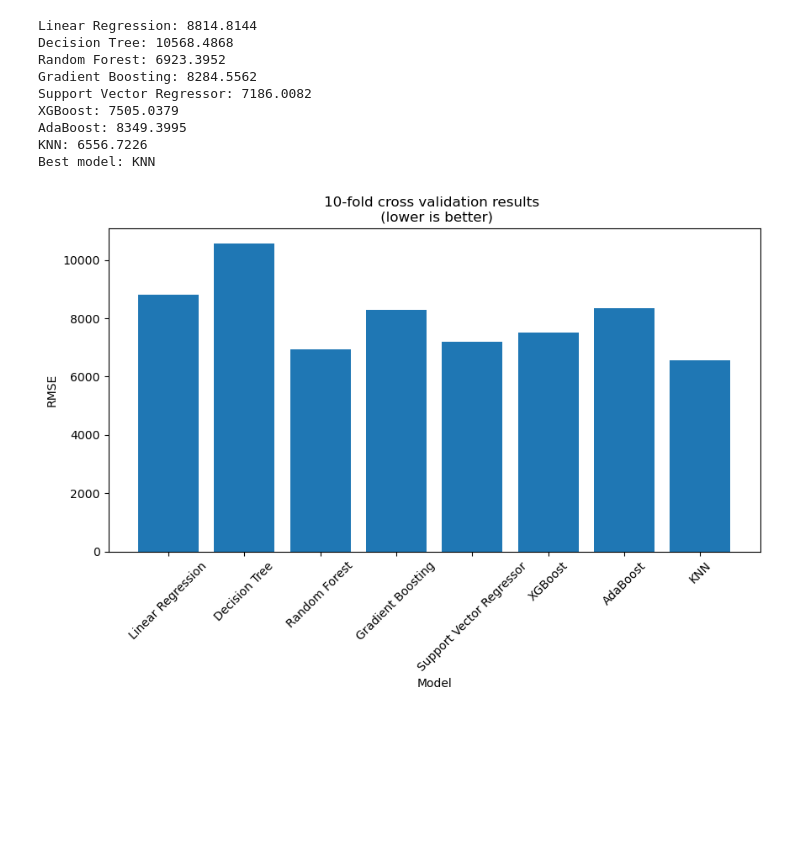
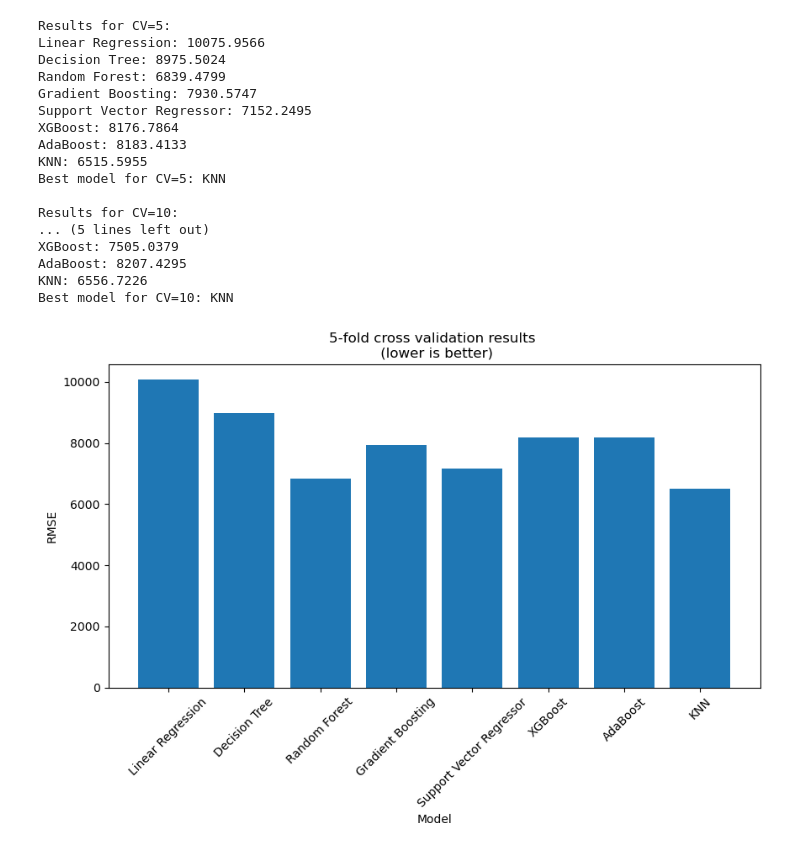
Before and after one commit to khalidhasananik/CSE445-Project, a Jupyter notebook: DenguePrediction(jul-nov)/RegressionModels/crossvalidation.ipynb, the cells around one changed output. Drawn from its saved outputs; the diff is of its cells as text; code cells hidden in the pictures; blank space fills up the shorter version.

```diff
--- a/DenguePrediction(jul-nov)/RegressionModels/crossvalidation.ipynb
+++ b/DenguePrediction(jul-nov)/RegressionModels/crossvalidation.ipynb
@@ -59,52 +59,82 @@ target = data['Target_July_to_November']
 # Splitting the dataset into the Training set and Test set
 from sklearn.model_selection import train_test_split
 X_train, X_test, y_train, y_test = train_test_split(features, target, test_size = 0.2, random_state = 0)
 
 # Cross validation (10-fold) to evaluate the model
 models = {
     'Linear Regression': LinearRegression(),
     'Decision Tree': DecisionTreeRegressor(),
     'Random Forest': RandomForestRegressor(),
     'Gradient Boosting': GradientBoostingRegressor(),
     'Support Vector Regressor': SVR(),
     'XGBoost': XGBRegressor(),
     'AdaBoost': AdaBoostRegressor(),
     'KNN': KNeighborsRegressor(),
 }
 
-results = {}
+results_cv5 = {}
+results_cv10 = {}
+
+# Cross validation (5-fold and 10-fold) to evaluate the model
 for name, model in models.items():
-    scores = cross_val_score(model, X_train, y_train, cv=10, scoring='neg_mean_squared_error')
-    results[name] = np.sqrt(-scores.mean())
+    scores_cv5 = cross_val_score(model, X_train, y_train, cv=5, scoring='neg_mean_squared_error')
+    scores_cv10 = cross_val_score(model, X_train, y_train, cv=10, scoring='neg_mean_squared_error')
+    results_cv5[name] = np.sqrt(-scores_cv5.mean())
+    results_cv10[name] = np.sqrt(-scores_cv10.mean())
 
-# Display the results
-for name, score in results.items():
+# Display the results for CV=5
+print("Results for CV=5:")
+for name, score in results_cv5.items():
     print(f"{name}: {score:.4f}")
 
-# Display the best model
-best_model = min(results, key=results.get)
-print(f"Best model: {best_model}")
+# Display the best model for CV=5
+best_model_cv5 = min(results_cv5, key=results_cv5.get)
+print(f"Best model for CV=5: {best_model_cv5}")
 
-# plot the results
+# Display the results for CV=10
+print("\nResults for CV=10:")
+for name, score in results_cv10.items():
+    print(f"{name}: {score:.4f}")
+
+# Display the best model for CV=10
+best_model_cv10 = min(results_cv10, key=results_cv10.get)
+print(f"Best model for CV=10: {best_model_cv10}")
+
+# Plot the results for CV=5
 plt.figure(figsize=(10, 5))
-plt.bar(results.keys(), results.values())
+plt.bar(results_cv5.keys(), results_cv5.values())
+plt.xlabel('Model')
+plt.ylabel('RMSE')
+plt.title('5-fold cross validation results \n (lower is better)')
+plt.xticks(rotation=45)
+plt.savefig('results_cv5.png', bbox_inches='tight')
+plt.show()
+
+# Plot the results for CV=10
+plt.figure(figsize=(10, 5))
+plt.bar(results_cv10.keys(), results_cv10.values())
 plt.xlabel('Model')
 plt.ylabel('RMSE')
 plt.title('10-fold cross validation results \n (lower is better)')
 plt.xticks(rotation=45)
-
-# Save the plot
-plt.savefig('results.png', bbox_inches='tight')
-
+plt.savefig('results_cv10.png', bbox_inches='tight')
 plt.show()
 # %% [output]
-Linear Regression: 8814.8144
-Decision Tree: 10568.4868
-Random Forest: 6923.3952
-Gradient Boosting: 8284.5562
-Support Vector Regressor: 7186.0082
+Results for CV=5:
+Linear Regression: 10075.9566
+Decision Tree: 8975.5024
+Random Forest: 6839.4799
+Gradient Boosting: 7930.5747
+Support Vector Regressor: 7152.2495
+XGBoost: 8176.7864
+AdaBoost: 8183.4133
+KNN: 6515.5955
+Best model for CV=5: KNN
+
+Results for CV=10:
+... (5 lines left out)
 XGBoost: 7505.0379
-AdaBoost: 8349.3995
+AdaBoost: 8207.4295
 KNN: 6556.7226
-Best model: KNN
+Best model for CV=10: KNN
-[figure, old version]
+[figure, new version]
```
Also changed, not shown: parts of 1 cell of this notebook, 37 other files.
